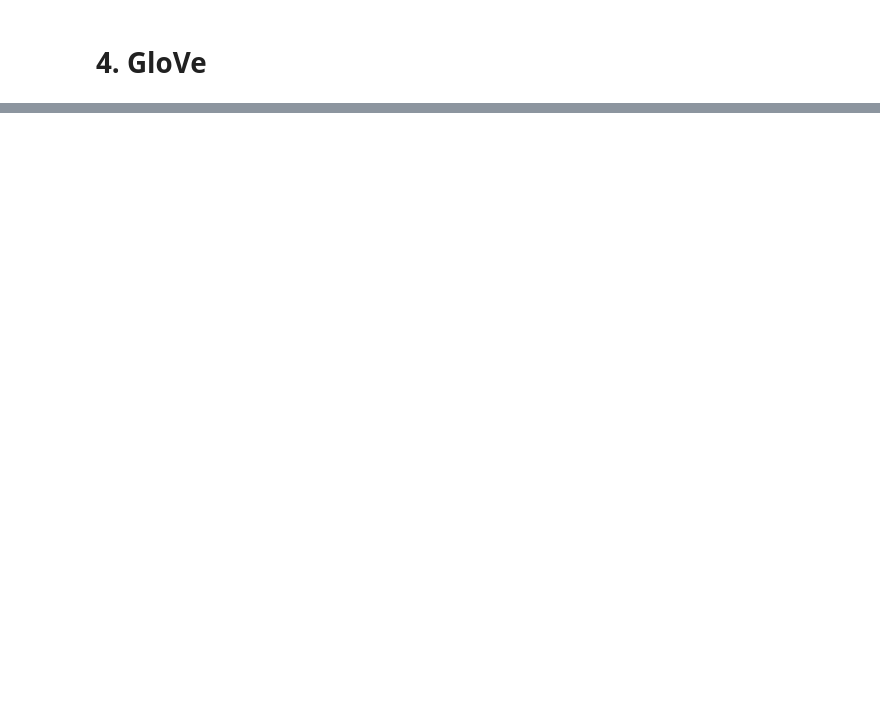
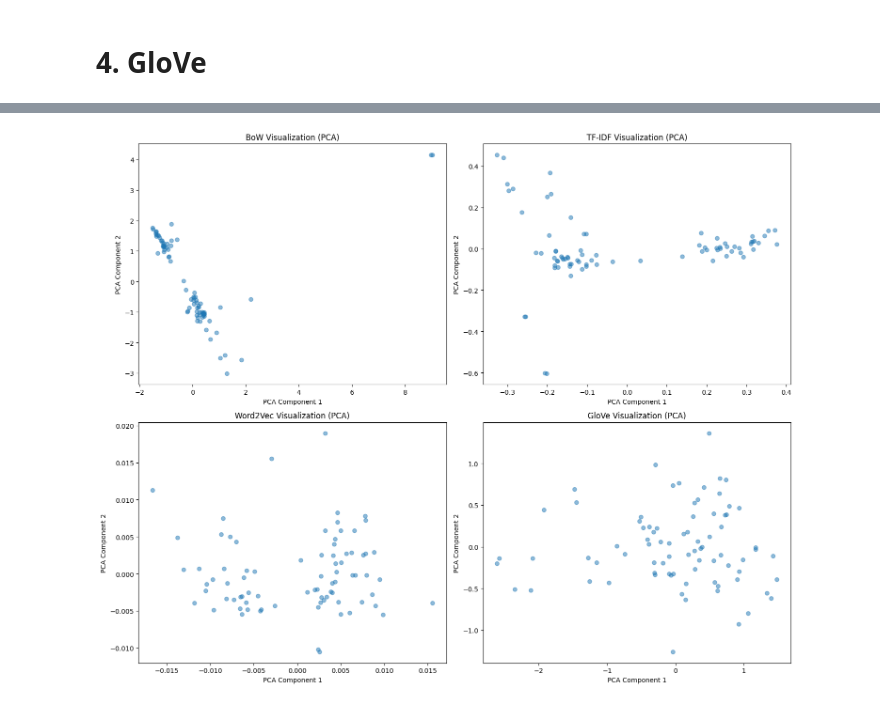
Before and after one commit to WahyuKhairi06/TextMining_WahyuKhairi_2311531009, a Jupyter notebook: Tugas_2_Text_mining.ipynb, the cells around one changed output, grey strips where cells are left out. Cells and saved outputs as stored; diff of their text form; code cells hidden in the pictures; blank space fills up the shorter version.

```diff
--- a/Tugas_2_Text_mining.ipynb
+++ b/Tugas_2_Text_mining.ipynb
@@ -150,0 +232,5 @@ for i in range(min(5, len(df))):
+# %%
+tfidf_df = pd.DataFrame(X_tfidf.toarray(), columns=tfidf_vectorizer.get_feature_names_out())
+
+# Display the first 10 rows of the TF-IDF matrix
+display(tfidf_df.head(10))
@@ -150,0 +314,58 @@ for i in range(min(5, len(df))):
+# %%
+from sklearn.decomposition import PCA
+import matplotlib.pyplot as plt
+import pandas as pd
+
+# Function to perform PCA and return 2D components
+def reduce_dim_pca(data):
+    pca = PCA(n_components=2)
+    return pca.fit_transform(data)
+
+# Reduce dimensionality for each representation
+bow_pca = reduce_dim_pca(bow_df)
+tfidf_pca = reduce_dim_pca(tfidf_df)
+
+# For Word2Vec, we need to average the word vectors for each document
+# First, handle empty tokens lists
+df['tokens_cleaned'] = df['tokens'].apply(lambda x: [word for word in x if word in model.wv])
+word2vec_vectors = df['tokens_cleaned'].apply(lambda x: model.wv[x].mean(axis=0) if x else [0]*model.vector_size)
+word2vec_vectors = pd.DataFrame(word2vec_vectors.tolist())
+word2vec_pca = reduce_dim_pca(word2vec_vectors)
+
+# For GloVe, the embeddings are already document-level, but in list format
+glove_vectors_df = pd.DataFrame(df['glove_embeddings'].tolist())
+glove_pca = reduce_dim_pca(glove_vectors_df)
+
+
+# Create subplots for visualization
+fig, axes = plt.subplots(2, 2, figsize=(15, 12))
+axes = axes.flatten() # Flatten the 2x2 array of axes for easy iteration
+
+# Plot BoW
+axes[0].scatter(bow_pca[:, 0], bow_pca[:, 1], alpha=0.5)
+axes[0].set_title('BoW Visualization (PCA)')
+axes[0].set_xlabel('PCA Component 1')
+axes[0].set_ylabel('PCA Component 2')
+
+# Plot TF-IDF
+axes[1].scatter(tfidf_pca[:, 0], tfidf_pca[:, 1], alpha=0.5)
+axes[1].set_title('TF-IDF Visualization (PCA)')
+axes[1].set_xlabel('PCA Component 1')
+axes[1].set_ylabel('PCA Component 2')
+
+# Plot Word2Vec
+axes[2].scatter(word2vec_pca[:, 0], word2vec_pca[:, 1], alpha=0.5)
+axes[2].set_title('Word2Vec Visualization (PCA)')
+axes[2].set_xlabel('PCA Component 1')
+axes[2].set_ylabel('PCA Component 2')
+
+# Plot GloVe
+axes[3].scatter(glove_pca[:, 0], glove_pca[:, 1], alpha=0.5)
+axes[3].set_title('GloVe Visualization (PCA)')
+axes[3].set_xlabel('PCA Component 1')
+axes[3].set_ylabel('PCA Component 2')
+
+plt.tight_layout()
+plt.show()
+# %% [output]
+[figure, added]
```
Also changed, not shown: parts of 14 cells of this notebook.
